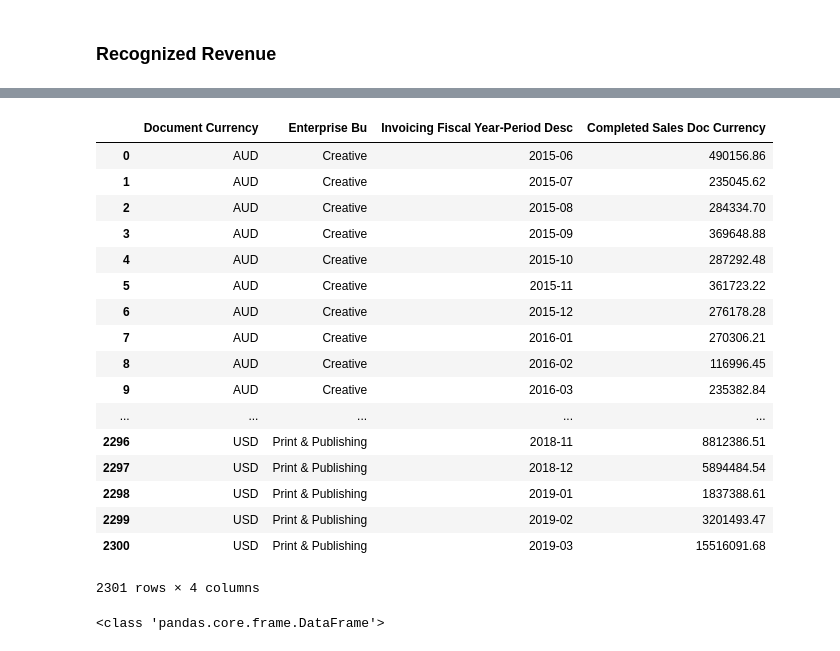
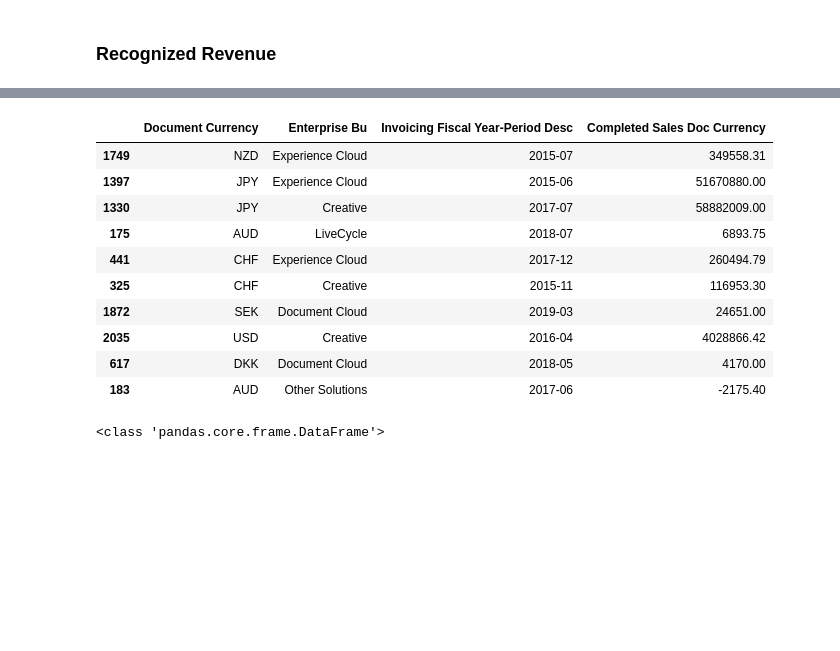
Before and after one commit to davidjsmith44/Deferred_Revenue_Forecast, a Jupyter notebook: src/deferred_all_pandas.ipynb, the cells around one changed output, grey strips where cells are left out. Saved outputs shown, nothing was run; the diff lists cells and outputs as text; code cells hidden in the pictures; blank space fills up the shorter version.

```diff
--- a/src/deferred_all_pandas.ipynb
+++ b/src/deferred_all_pandas.ipynb
@@ -142,26 +136,19 @@ gb_rec = rec.groupby(['Document Currency', 'Enterprise Bu', 'Invoicing Fiscal Ye
 # the Subscription term hangs around. We are dropping that here
 gb_rec.drop(labels='Subscription Term', axis=1,inplace =True)
 # %%
-gb_rec
+gb_rec.sample(10)
 # %% [output]
 |  | Document Currency | Enterprise Bu | Invoicing Fiscal Year-Period Desc | Completed Sales Doc Currency |
-| 0 | AUD | Creative | 2015-06 | 490156.86 |
-| 1 | AUD | Creative | 2015-07 | 235045.62 |
-| 2 | AUD | Creative | 2015-08 | 284334.70 |
-| 3 | AUD | Creative | 2015-09 | 369648.88 |
-| 4 | AUD | Creative | 2015-10 | 287292.48 |
-| 5 | AUD | Creative | 2015-11 | 361723.22 |
-| 6 | AUD | Creative | 2015-12 | 276178.28 |
-| 7 | AUD | Creative | 2016-01 | 270306.21 |
-| 8 | AUD | Creative | 2016-02 | 116996.45 |
-| 9 | AUD | Creative | 2016-03 | 235382.84 |
-| ... | ... | ... | ... | ... |
-| 2296 | USD | Print & Publishing | 2018-11 | 8812386.51 |
-| 2297 | USD | Print & Publishing | 2018-12 | 5894484.54 |
-| 2298 | USD | Print & Publishing | 2019-01 | 1837388.61 |
-| 2299 | USD | Print & Publishing | 2019-02 | 3201493.47 |
-| 2300 | USD | Print & Publishing | 2019-03 | 15516091.68 |
+| 1749 | NZD | Experience Cloud | 2015-07 | 349558.31 |
+| 1397 | JPY | Experience Cloud | 2015-06 | 51670880.00 |
+| 1330 | JPY | Creative | 2017-07 | 58882009.00 |
+| 175 | AUD | LiveCycle | 2018-07 | 6893.75 |
+| 441 | CHF | Experience Cloud | 2017-12 | 260494.79 |
+| 325 | CHF | Creative | 2015-11 | 116953.30 |
+| 1872 | SEK | Document Cloud | 2019-03 | 24651.00 |
+| 2035 | USD | Creative | 2016-04 | 4028866.42 |
+| 617 | DKK | Document Cloud | 2018-05 | 4170.00 |
+| 183 | AUD | Other Solutions | 2017-06 | -2175.40 |
-2301 rows × 4 columns
 # %%
 print(type(gb_rec))
 # %% [output]
```
Also changed, not shown: parts of 31 cells of this notebook.
